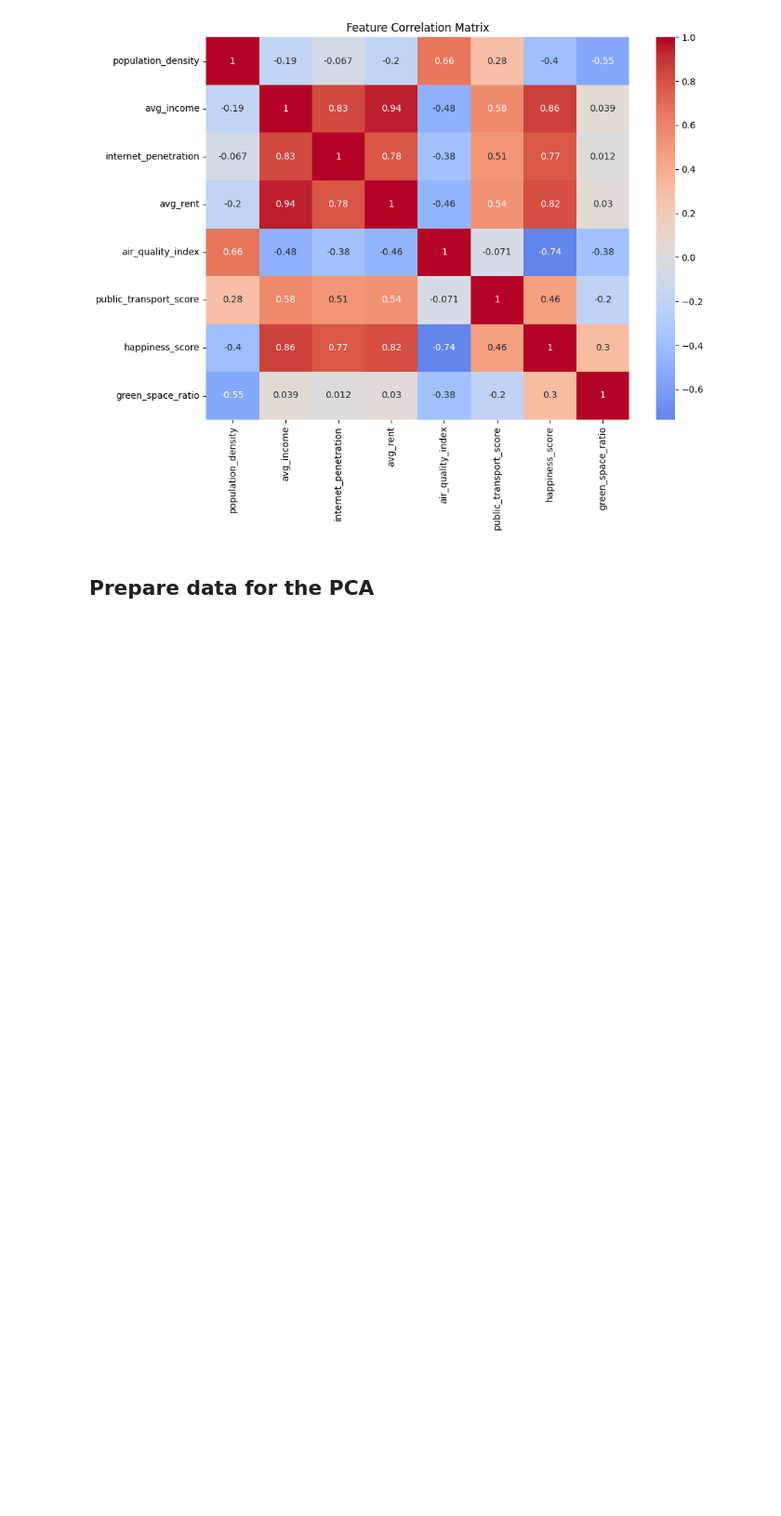
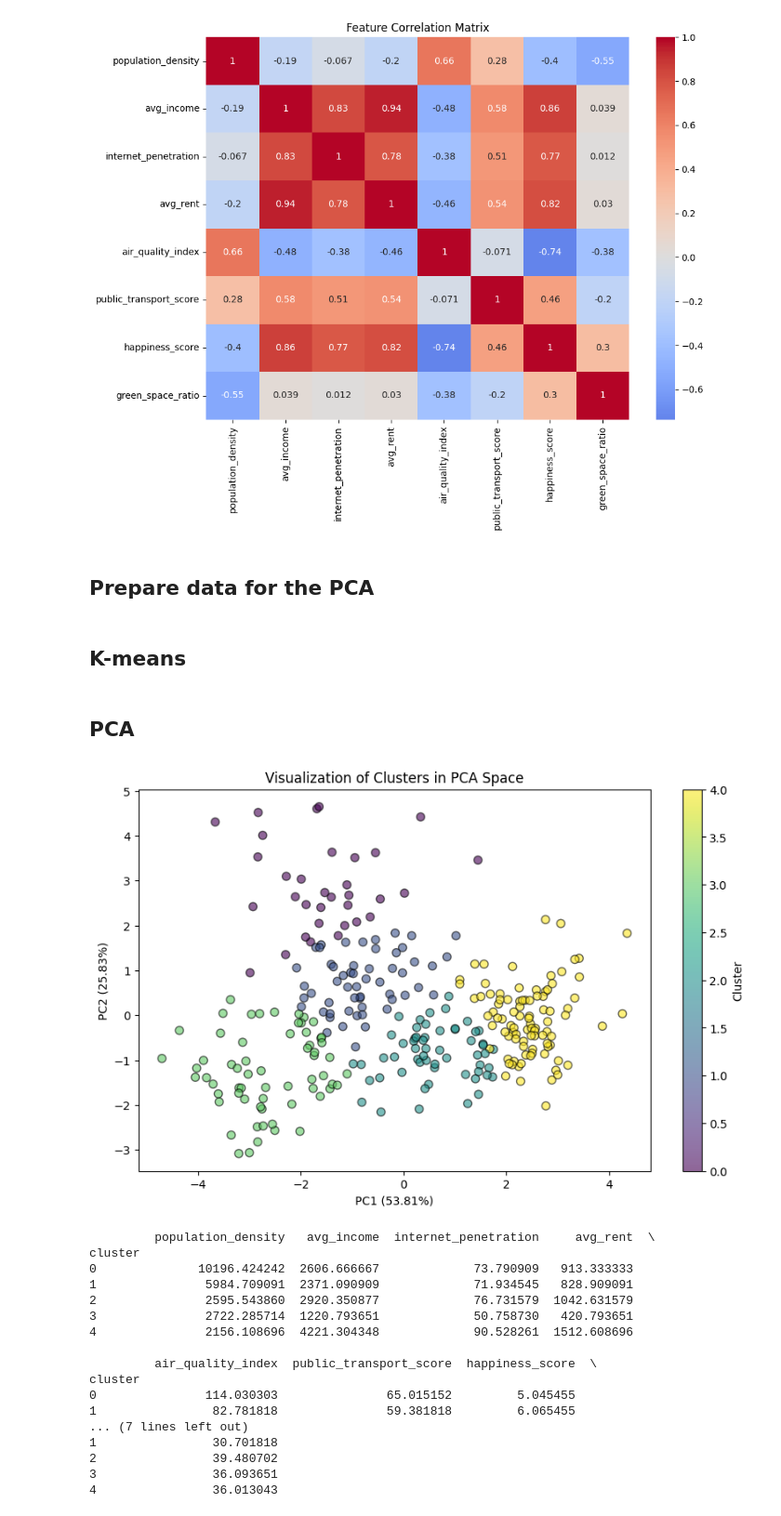
Before and after one commit to HannaDataHub/city_lifestyle, a Jupyter notebook: notebooks/PCA.ipynb, the cells around one changed output. Shown at 93% size. Cells and saved outputs as stored; diff of their text form; code cells hidden in the pictures; blank space fills up the shorter version.

```diff
--- a/notebooks/PCA.ipynb
+++ b/notebooks/PCA.ipynb
@@ -53,7 +53,47 @@ plt.show()
 ## Prepare data for the PCA
 # %%
 # prepare data for PCA
-features = data.drop(['city_name', 'country'], axis=1)
-X = data[features].dropna()
+X = data.drop(['city_name', 'country'], axis=1)
 scaler = StandardScaler()
 X_scaled = scaler.fit_transform(X)
+# %% [markdown]
+## K-means
+# %%
+kmeans = KMeans(n_clusters=5, random_state=42)
+data['cluster'] = kmeans.fit_predict(X_scaled)
+# %% [markdown]
+## PCA
+# %%
+pca = PCA(n_components=2)
+X_pca = pca.fit_transform(X_scaled)
+# %%
+plt.figure(figsize=(10, 6))
+scatter = plt.scatter(X_pca[:, 0], X_pca[:, 1],
+                     c=data['cluster'], cmap='viridis',
+                     alpha=0.6, edgecolors='k', s=50)
+plt.xlabel(f'PC1 ({pca.explained_variance_ratio_[0]:.2%})')
+plt.ylabel(f'PC2 ({pca.explained_variance_ratio_[1]:.2%})')
+plt.title('Visualization of Clusters in PCA Space')
+plt.colorbar(scatter, label='Cluster')
+plt.show()
+
+print(data.groupby('cluster')[X.columns].mean())
+# %% [output]
+[figure, added]
+         population_density   avg_income  internet_penetration     avg_rent  \
+cluster
+0              10196.424242  2606.666667             73.790909   913.333333
+1               5984.709091  2371.090909             71.934545   828.909091
+2               2595.543860  2920.350877             76.731579  1042.631579
+3               2722.285714  1220.793651             50.758730   420.793651
+4               2156.108696  4221.304348             90.528261  1512.608696
+
+         air_quality_index  public_transport_score  happiness_score  \
+cluster
+0               114.030303               65.015152         5.045455
+1                82.781818               59.381818         6.065455
+... (7 lines left out)
+1                30.701818
+2                39.480702
+3                36.093651
+4                36.013043
```
Also changed, not shown: parts of 4 cells of this notebook, 1 other file.
